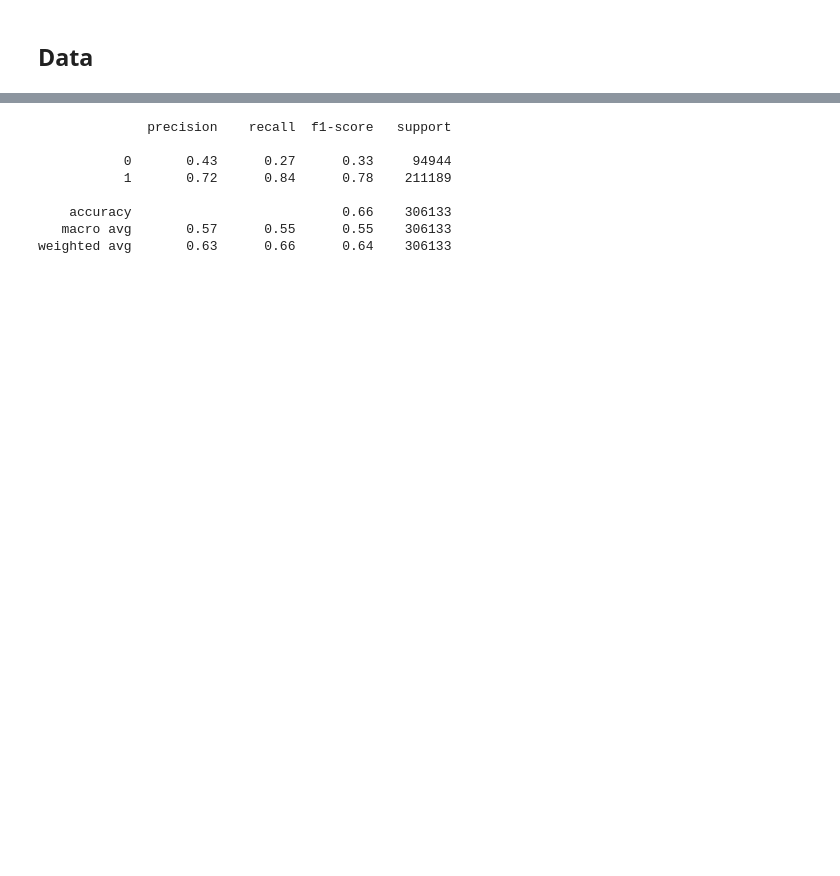
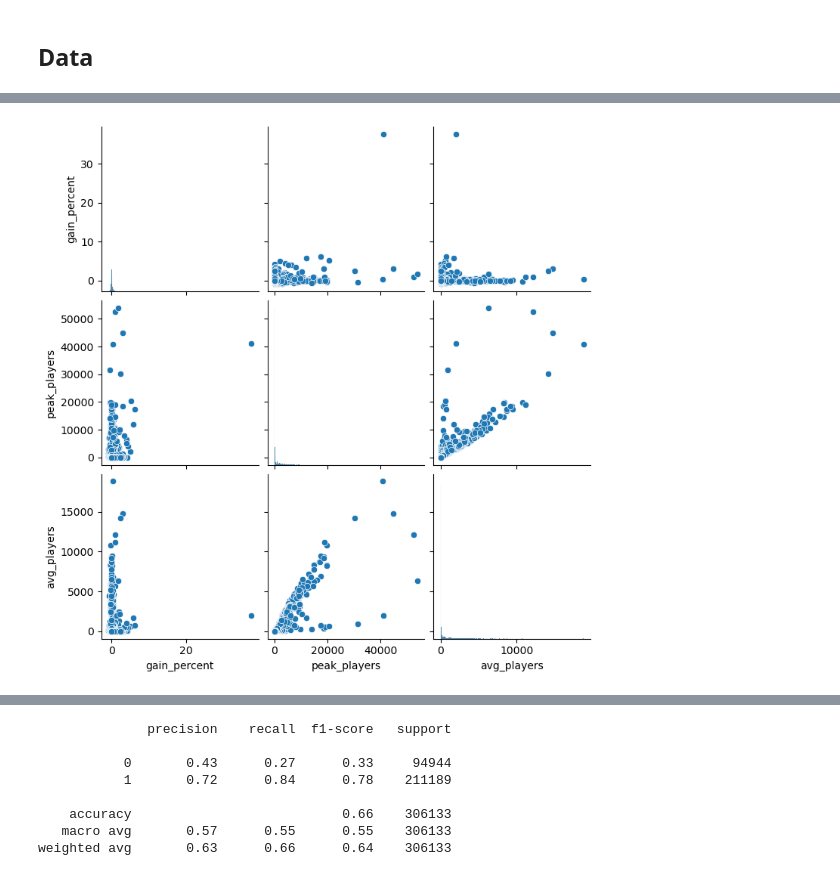
Before and after one commit to COGS108/Group107_WI26, a Jupyter notebook: 03-FinalProject.ipynb, the cells around one changed output, grey strips where cells are left out. Cells and saved outputs as stored; diff of their text form; code cells hidden in the pictures; blank space fills up the shorter version.

Commit message:
Added previous work over to final report
Reformat the final report to make it easier to add in the work later, and added all the previous work over to the final report.

```diff
--- a/03-FinalProject.ipynb
+++ b/03-FinalProject.ipynb
@@ -111,0 +306,59 @@ from sklearn.pipeline import Pipeline
+# %%
+## YOUR CODE HERE
+## FEEL FREE TO ADD MULTIPLE CELLS PER SECTION
+#Separating df_clean into Categorical and Numerical Columns
+#Load the dataframe from previous checkpoint
+df_clean2 = pd.read_csv('data/02-processed/steamcharts.csv')
+cat_df = df_clean2[['name','steam_appid','month']] #Categorical columns of our main df. Name/Steam_AppID categorize what game, and month categorizes the month the entry refers to.
+num_df = df_clean2[['gain_percent', 'peak_players', 'avg_players']] #Numerical columns of our main df
+
+#Grabbing the 20 game names with most logged data
+games = df_clean2['name'].value_counts().head(20).index
+
+#New Datafram containing only the Top 20 most documented games
+df_top20 = df_clean2[df_clean2['name'].isin(games)]
+
+#Separating df_top20 columns into Categorical and Numerical
+cat_df_20 = df_top20[['name','steam_appid','month']] #Categorical columns of df_top20. Name/Steam_AppID categorize what game, and month categorizes the month the entry refers to.
+num_df_20 = df_top20[['gain_percent', 'peak_players', 'avg_players']] #Numerical columns of df_top20
+
+#for formating dates for necessary sorting (FOR TIME SERIES GRAPH)
+import warnings
+#makes df_top20 a copy (was running into issues with warning)
+df_top20 = df_top20.copy()
+
+#tells pandas how the date is to be formatted (%b = abbreviated month, %y = 2-digit year) (was running into many errors figuring this out)
+#stops it from thinking ie. Sep-25 means the year 25 (like 25 AD)
+df_top20['month'] = pd.to_datetime(df_top20['month'], format='%b-%y')
+
+#sorts the df_top20 dataset chronologically so the time-series track correctly
+df_top20 = df_top20.sort_values(by=['steam_appid', 'month'])
+
+#print(df_top20.shape)
+
+#-----------PLOTS-----------
+#The following commented out lines are plots that we could potentially use. (Do take note of the pairplot).
+
+#boxplot = sns.boxplot(data = df_top20)
+
+#percent_plot = sns.scatterplot(data = df_top20['gain_percent'])
+
+#avg_players_barplot = sns.barplot(data = df_top20, x='name', y='avg_players')
+#peak_players_barplot = sns.barplot(data = df_top20, x='name', y='peak_players')
+
+#lineplot = sns.lineplot(data=df_top20, x='month', y='avg_players', hue='name')
+#lineplot.legend(loc='upper left', bbox_to_anchor=(1.02, 1))
+
+pairplot = sns.pairplot(data=num_df_20) #IMPORTANT: Kernel Crashes due to overflow of data entries for num_df!! (Could be something of note for the writing?)
+
+#log_scale_histplot = sns.histplot(data=df_top20, x = 'avg_players', log_scale=True)
+
+#df_clean['avg_players'].sort_values().head(5)
+#df_clean['gain_percent'].sort_values().head(5)
+#df_clean['peak_players'].sort_values().head(5)
+
+max_avg = max(df_top20['avg_players'])
+max_gain = max(df_top20['gain_percent'])
+max_peak =  max(df_top20['peak_players'])
+# %% [output]
+[figure, added]
```
Also changed, not shown: parts of 40 cells of this notebook.
